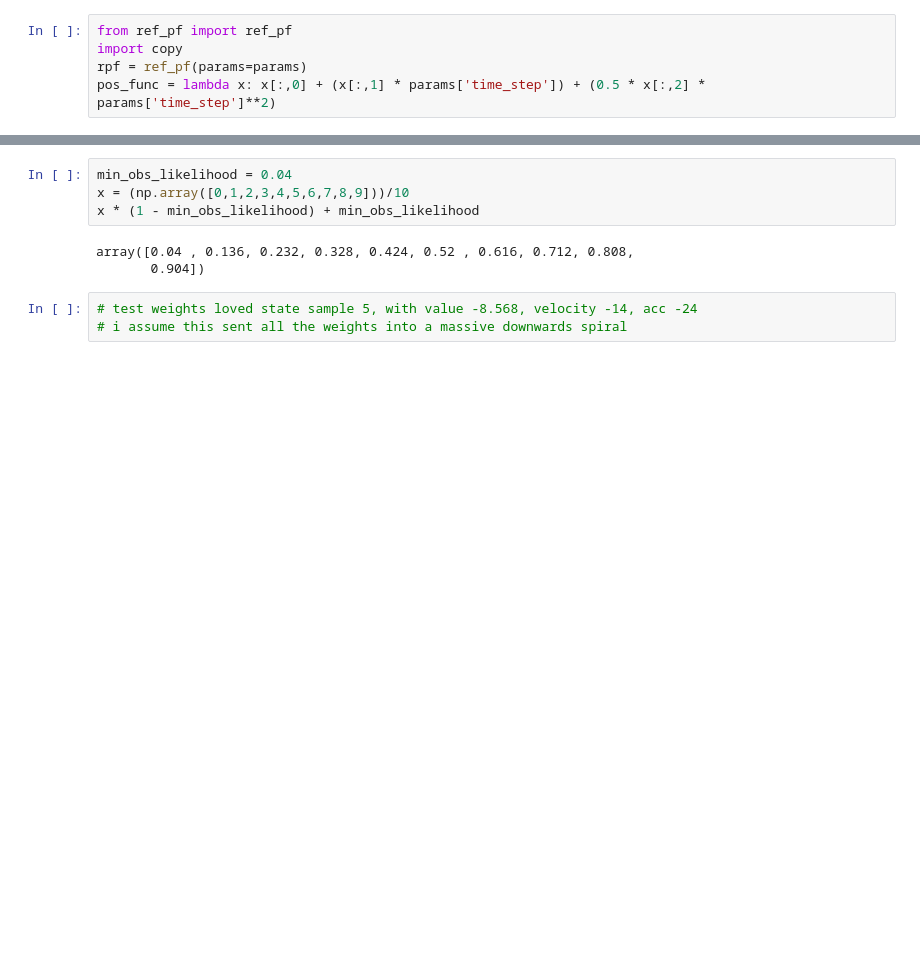
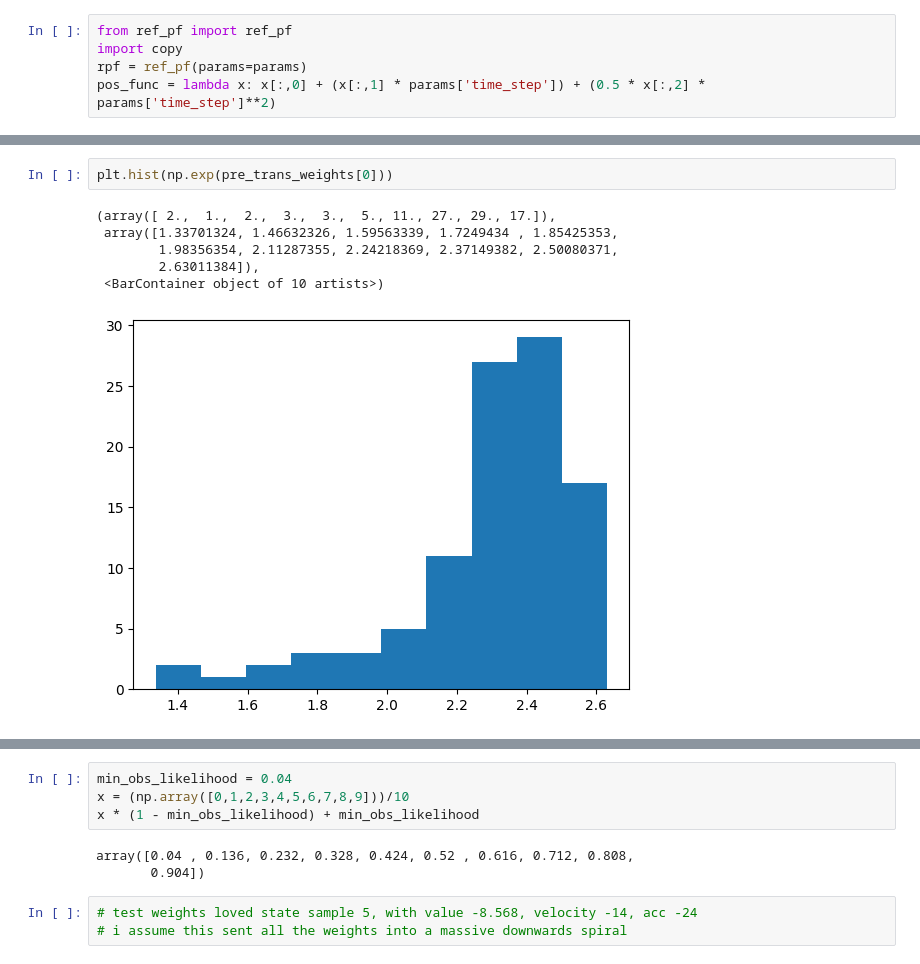
Before and after one commit to michaelsprintson/pfnet, a Jupyter notebook: rnn.ipynb, the cells around one changed output, grey strips where cells are left out. Drawn from its saved outputs; the diff is of its cells as text; blank space fills up the shorter version.

```diff
--- a/rnn.ipynb
+++ b/rnn.ipynb
@@ -164,0 +155,9 @@ plt.show()
+# %%
+plt.hist(np.exp(pre_trans_weights[0]))
+# %% [output]
+(array([ 2.,  1.,  2.,  3.,  3.,  5., 11., 27., 29., 17.]),
+ array([1.33701324, 1.46632326, 1.59563339, 1.7249434 , 1.85425353,
+        1.98356354, 2.11287355, 2.24218369, 2.37149382, 2.50080371,
+        2.63011384]),
+ <BarContainer object of 10 artists>)
+[figure, added]
```
Also changed, not shown: parts of 9 cells of this notebook, 2 other files.
